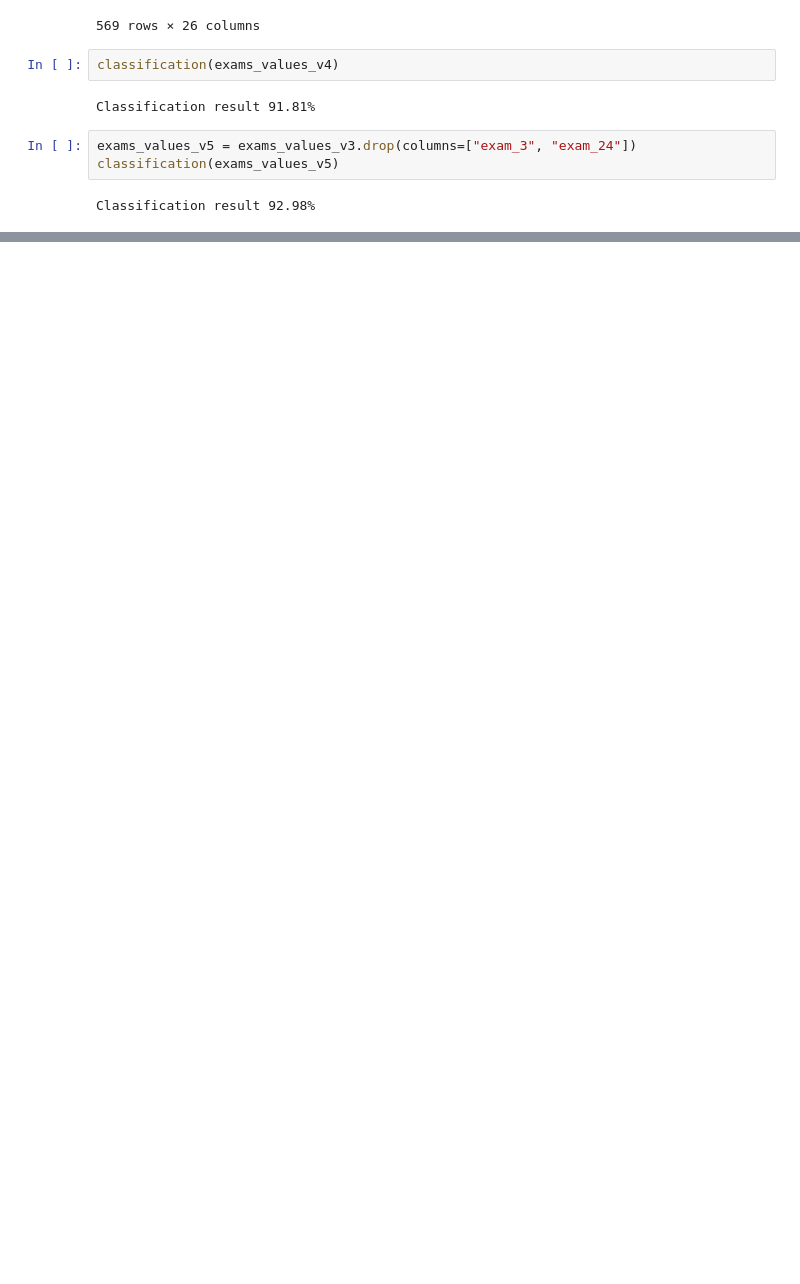
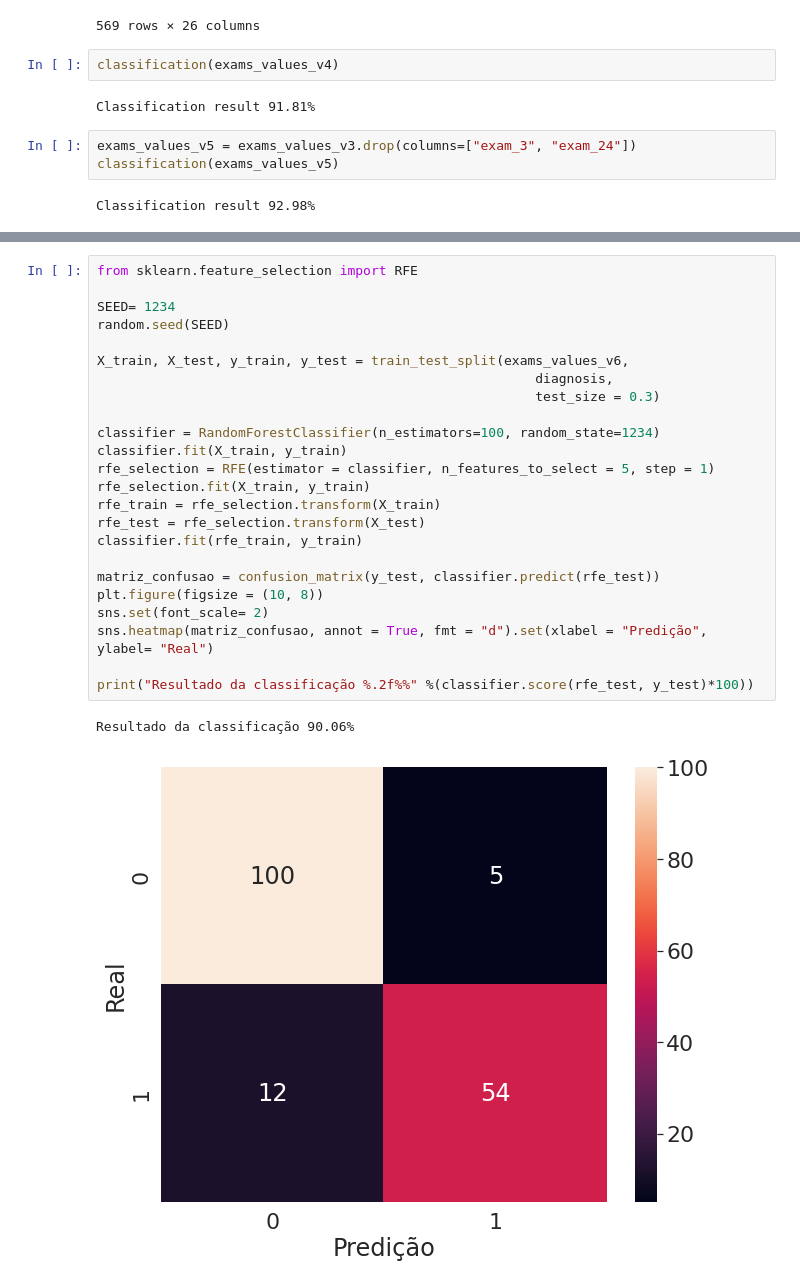
Before and after one commit to vazaee/multidimensional-data, a Jupyter notebook: multidimensional_data.ipynb, the cells around one changed output, grey strips where cells are left out. Saved outputs shown, nothing was run; the diff lists cells and outputs as text; blank space fills up the shorter version.

Commit message:
selection automatization

```diff
--- a/multidimensional_data.ipynb
+++ b/multidimensional_data.ipynb
@@ -209,0 +250,27 @@ Classification result 92.98%
+# %%
+from sklearn.feature_selection import RFE
+
+SEED= 1234
+random.seed(SEED)
+
+X_train, X_test, y_train, y_test = train_test_split(exams_values_v6,
+                                                        diagnosis,
+                                                        test_size = 0.3)
+
+classifier = RandomForestClassifier(n_estimators=100, random_state=1234)
+classifier.fit(X_train, y_train)
+rfe_selection = RFE(estimator = classifier, n_features_to_select = 5, step = 1)
+rfe_selection.fit(X_train, y_train)
+rfe_train = rfe_selection.transform(X_train)
+rfe_test = rfe_selection.transform(X_test)
+classifier.fit(rfe_train, y_train)
+
+matriz_confusao = confusion_matrix(y_test, classifier.predict(rfe_test))
+plt.figure(figsize = (10, 8))
+sns.set(font_scale= 2)
+sns.heatmap(matriz_confusao, annot = True, fmt = "d").set(xlabel = "Predição", ylabel= "Real")
+
+print("Resultado da classificação %.2f%%" %(classifier.score(rfe_test, y_test)*100))
+# %% [output]
+Resultado da classificação 90.06%
+[figure, added]
```
Also changed, not shown: parts of 6 cells of this notebook.
